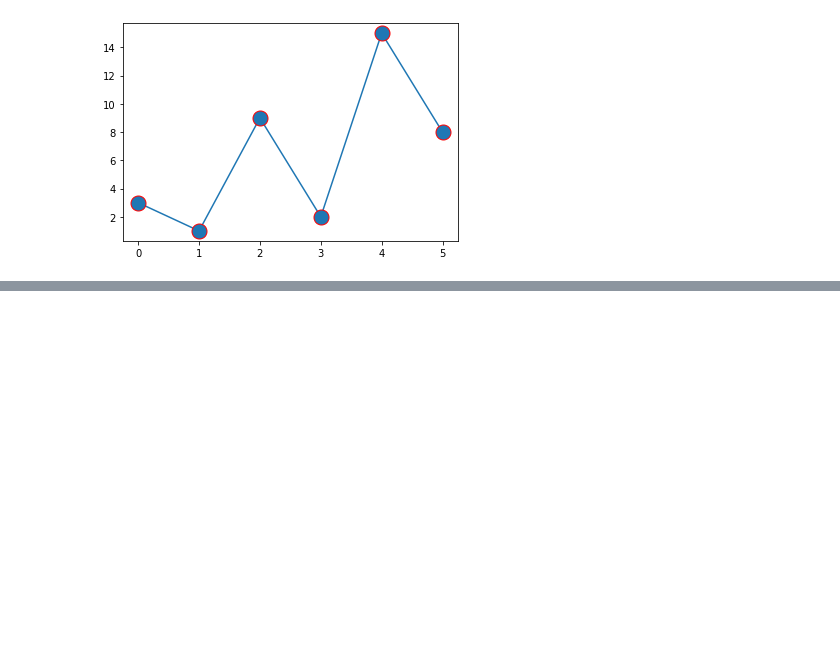
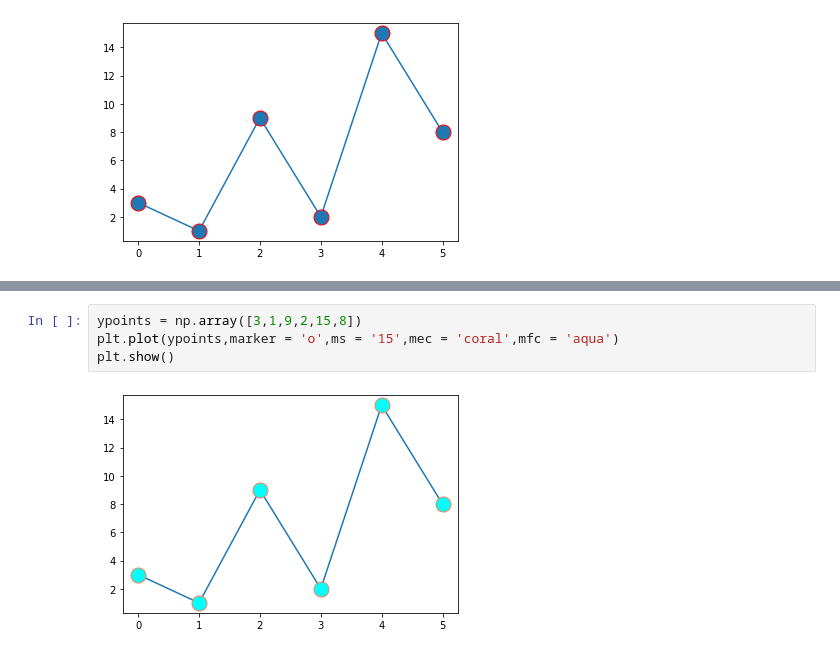
Before and after one commit to Duks31/matplotlib_tutorial, a Jupyter notebook: tut.ipynb, the cells around one changed output, grey strips where cells are left out. Drawn from its saved outputs; the diff is of its cells as text; blank space fills up the shorter version.

```diff
--- a/tut.ipynb
+++ b/tut.ipynb
@@ -50,0 +86,6 @@ plt.show()
+# %%
+ypoints = np.array([3,1,9,2,15,8])
+plt.plot(ypoints,marker = 'o',ms = '15',mec = 'coral',mfc = 'aqua')
+plt.show()
+# %% [output]
+[figure, added]
```
Also changed, not shown: parts of 49 cells of this notebook, 1 other file.
